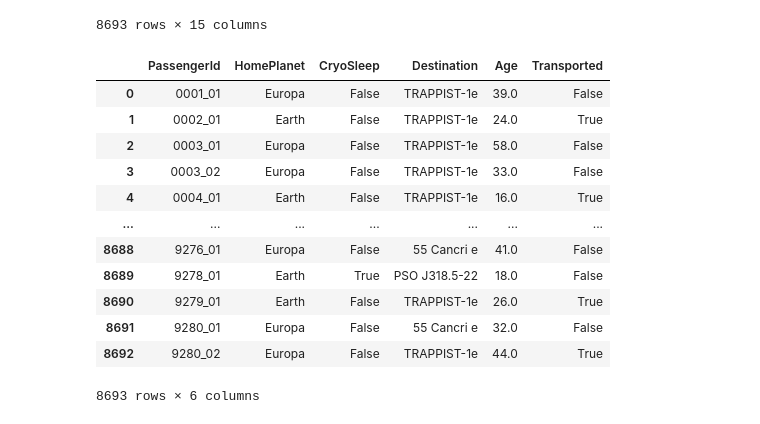
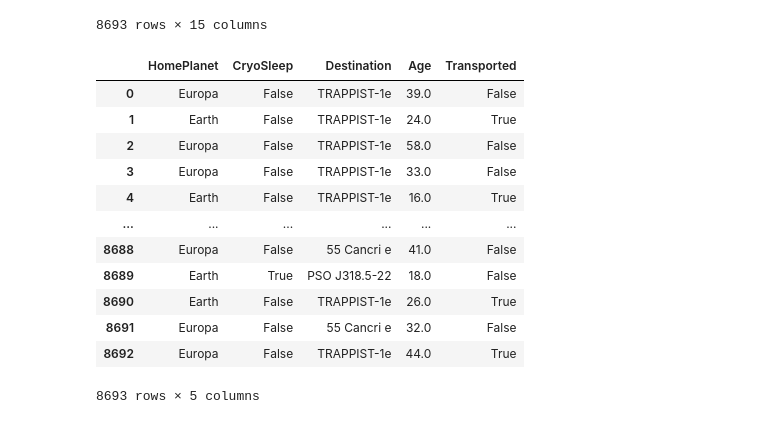
Before and after one commit to Emilly-Njue/Spaceship-Titanic, a Jupyter notebook: spaceship.ipynb, the cells around one changed output. Cells and saved outputs as stored; diff of their text form; code cells hidden in the pictures.

Commit message:
columns dropped

```diff
--- a/spaceship.ipynb
+++ b/spaceship.ipynb
@@ -291,20 +291,20 @@ train_data
 8693 rows × 15 columns
 # %%
 # Drop unnecessary columns
-columns_to_drop = ['Cabin', 'VIP', 'RoomService', 'FoodCourt', 'ShoppingMall', 'Spa', 'VRDeck', 'Name', 'AgeGroup']
+columns_to_drop = ['PassengerId', 'Cabin', 'VIP', 'RoomService', 'FoodCourt', 'ShoppingMall', 'Spa', 'VRDeck', 'Name', 'AgeGroup']
 train_data = train_data.drop(columns_to_drop, axis=1)
 train_data
 # %% [output]
-|  | PassengerId | HomePlanet | CryoSleep | Destination | Age | Transported |
-| 0 | 0001_01 | Europa | False | TRAPPIST-1e | 39.0 | False |
-| 1 | 0002_01 | Earth | False | TRAPPIST-1e | 24.0 | True |
-| 2 | 0003_01 | Europa | False | TRAPPIST-1e | 58.0 | False |
-| 3 | 0003_02 | Europa | False | TRAPPIST-1e | 33.0 | False |
-| 4 | 0004_01 | Earth | False | TRAPPIST-1e | 16.0 | True |
-| ... | ... | ... | ... | ... | ... | ... |
-| 8688 | 9276_01 | Europa | False | 55 Cancri e | 41.0 | False |
-| 8689 | 9278_01 | Earth | True | PSO J318.5-22 | 18.0 | False |
-| 8690 | 9279_01 | Earth | False | TRAPPIST-1e | 26.0 | True |
-| 8691 | 9280_01 | Europa | False | 55 Cancri e | 32.0 | False |
-| 8692 | 9280_02 | Europa | False | TRAPPIST-1e | 44.0 | True |
+|  | HomePlanet | CryoSleep | Destination | Age | Transported |
+| 0 | Europa | False | TRAPPIST-1e | 39.0 | False |
+| 1 | Earth | False | TRAPPIST-1e | 24.0 | True |
+| 2 | Europa | False | TRAPPIST-1e | 58.0 | False |
+| 3 | Europa | False | TRAPPIST-1e | 33.0 | False |
+| 4 | Earth | False | TRAPPIST-1e | 16.0 | True |
+| ... | ... | ... | ... | ... | ... |
+| 8688 | Europa | False | 55 Cancri e | 41.0 | False |
+| 8689 | Earth | True | PSO J318.5-22 | 18.0 | False |
+| 8690 | Earth | False | TRAPPIST-1e | 26.0 | True |
+| 8691 | Europa | False | 55 Cancri e | 32.0 | False |
+| 8692 | Europa | False | TRAPPIST-1e | 44.0 | True |
-8693 rows × 6 columns
+8693 rows × 5 columns
```
